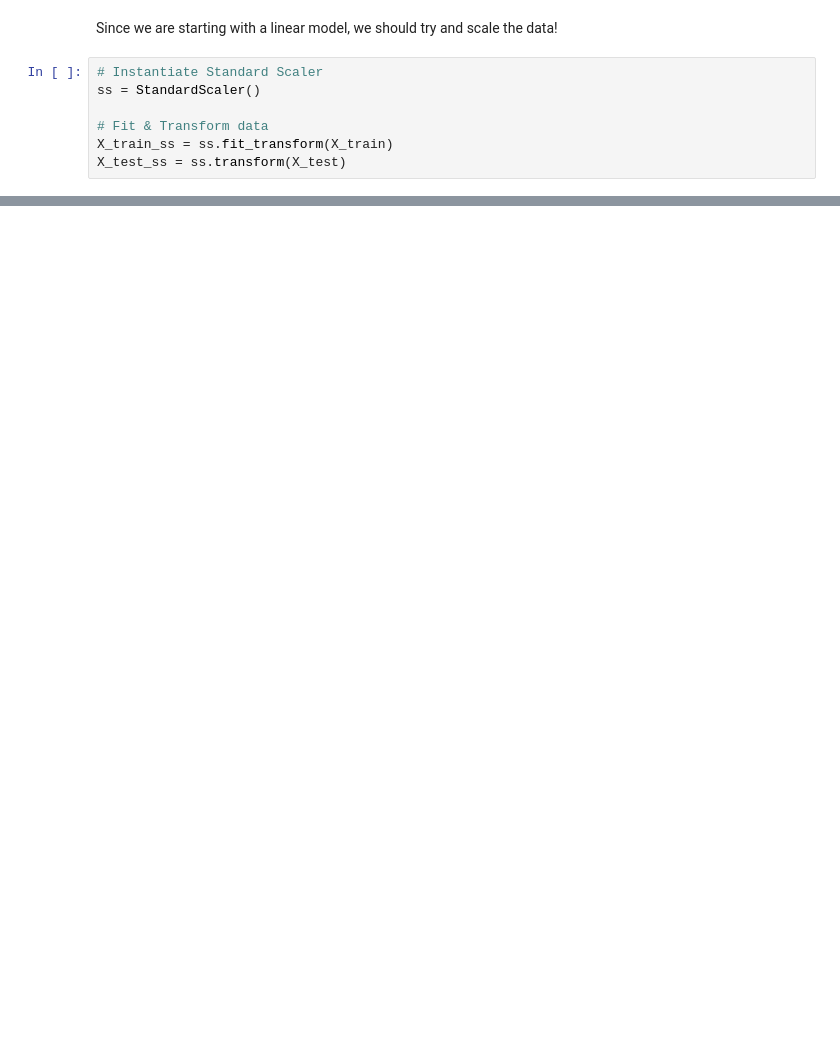
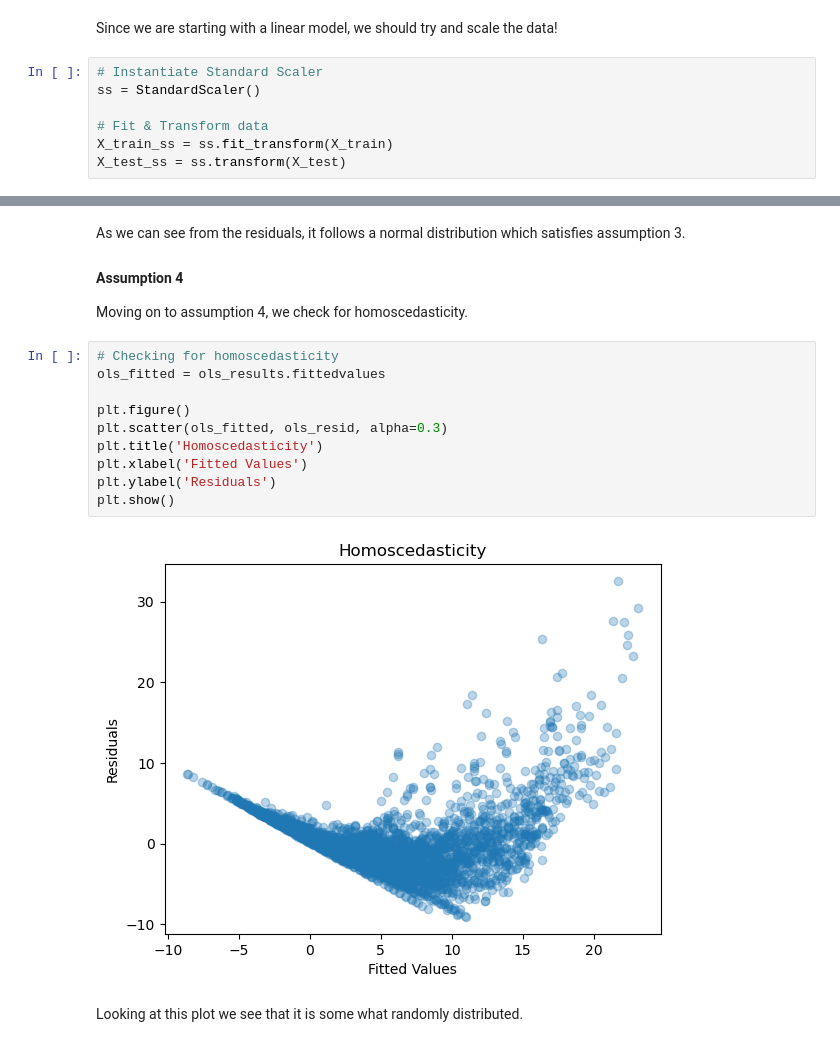
Before and after one commit to chantsin/DataDrivers_DrugOverdoseUS, a Jupyter notebook: Notebooks/ML_Regression.ipynb, the cells around one changed output, grey strips where cells are left out. Saved outputs shown, nothing was run; the diff lists cells and outputs as text; blank space fills up the shorter version.

```diff
--- a/Notebooks/ML_Regression.ipynb
+++ b/Notebooks/ML_Regression.ipynb
@@ -82,0 +240,19 @@ mean_absolute_error(y_test, y_pred)
+# %% [markdown]
+As we can see from the residuals, it follows a normal distribution which satisfies assumption 3.
+
+#### Assumption 4
+Moving on to assumption 4, we check for homoscedasticity.
+# %%
+# Checking for homoscedasticity
+ols_fitted = ols_results.fittedvalues
+
+plt.figure()
+plt.scatter(ols_fitted, ols_resid, alpha=0.3)
+plt.title('Homoscedasticity')
+plt.xlabel('Fitted Values')
+plt.ylabel('Residuals')
+plt.show()
+# %% [output]
+[figure, added]
+# %% [markdown]
+Looking at this plot we see that it is some what randomly distributed.
```
Also changed, not shown: parts of 21 cells of this notebook, 1 other file.
